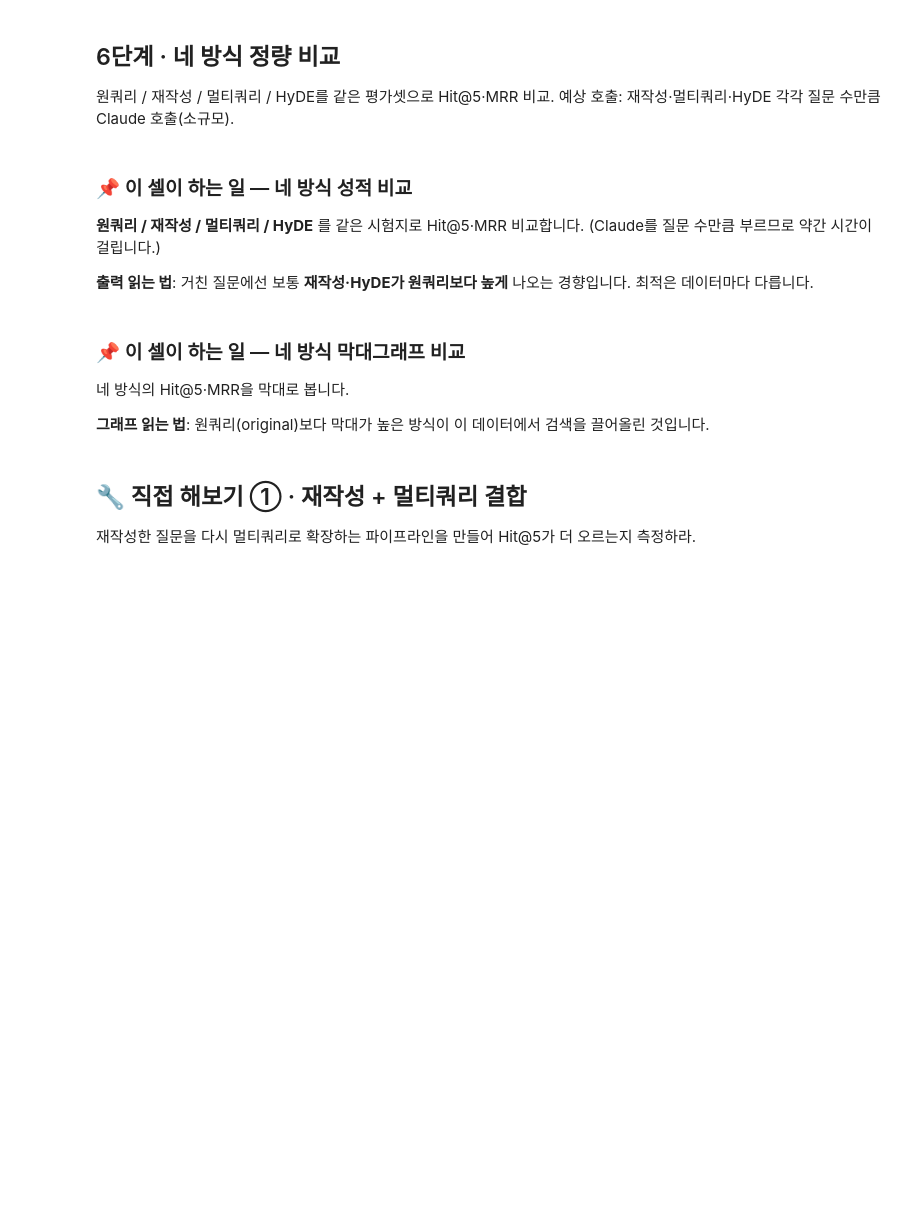
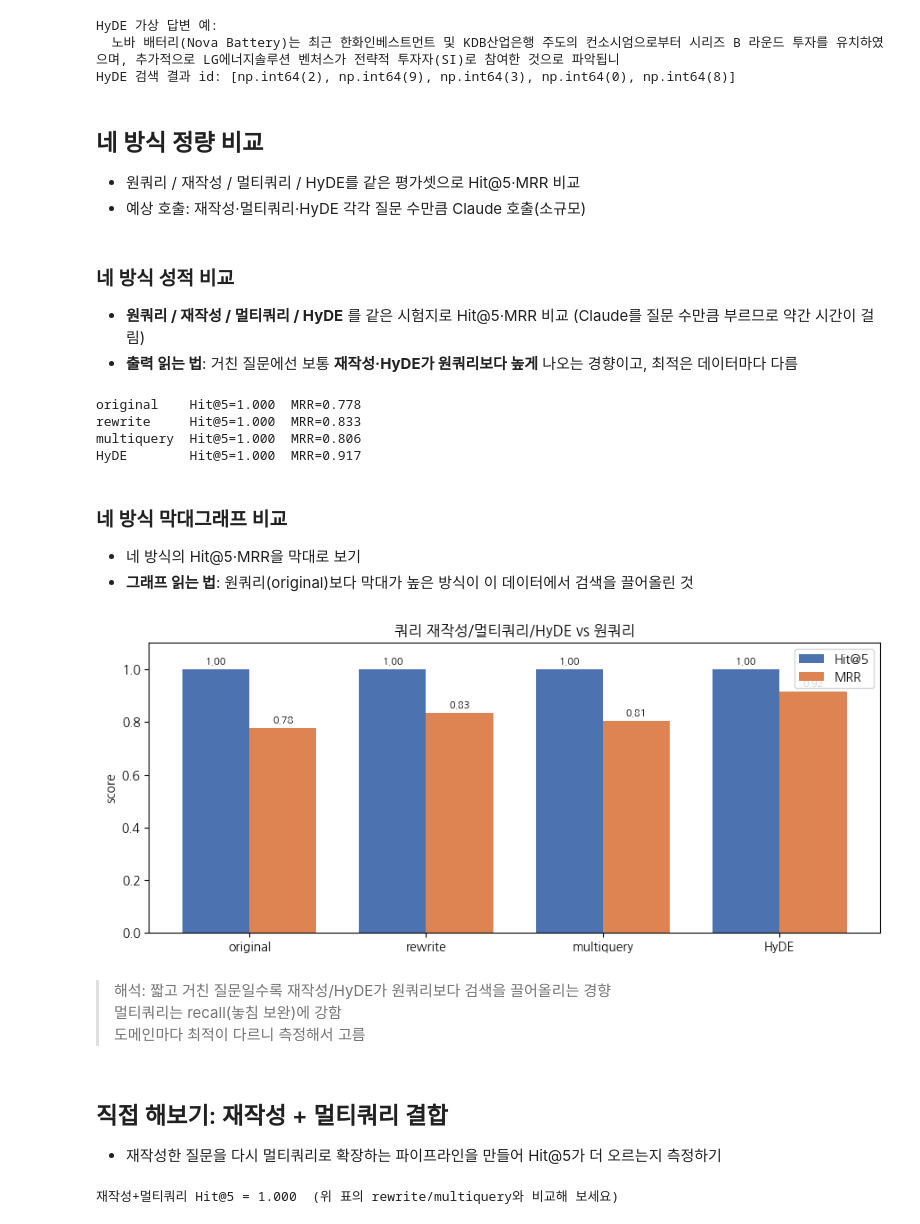
Before and after one commit to suanlab/Advanced-RAG, a Jupyter notebook: colab/lab3 Hybrid 검색 & 쿼리 재작성·HyDE.ipynb, the cells around one changed output. Drawn from its saved outputs; the diff is of its cells as text; code cells hidden in the pictures; blank space fills up the shorter version.

```diff
--- a/colab/lab3 Hybrid 검색 & 쿼리 재작성·HyDE.ipynb
+++ b/colab/lab3 Hybrid 검색 & 쿼리 재작성·HyDE.ipynb
@@ -25,11 +22,10 @@ print("✅ 환경 셋업 완료 — API 키 입력됨, client·MODEL 준비됨")
 # %%
-# 한글 폰트 설정 (Colab) — 그래프/시각화에서 한글 깨짐 방지
+# 한글 폰트 설정 (Colab 환경)
 !apt-get install -y fonts-nanum > /dev/null 2>&1
-import matplotlib.pyplot as plt, matplotlib.font_manager as fm
-_fp = '/usr/share/fonts/truetype/nanum/NanumGothic.ttf'
-try:
-    fm.fontManager.addfont(_fp); plt.rcParams['font.family'] = 'NanumGothic'
-except Exception:
-    pass
+import matplotlib.pyplot as plt
+import matplotlib.font_manager as fm
+font_path = '/usr/share/fonts/truetype/nanum/NanumGothic.ttf'
+fm.fontManager.addfont(font_path)
+plt.rcParams['font.family'] = 'NanumGothic'
 plt.rcParams['axes.unicode_minus'] = False
-print('한글 폰트 설정 완료')
+print("한글 폰트 설정 완료!")
@@ -493,4 +502,15 @@ Claude가 거친 질문을 **검색하기 좋은 완전한 문장**으로 고쳐
 # %%
+def ask_claude(query, system, max_tokens=200):
+    response = client.messages.create(
+        model=MODEL,
+        max_tokens=max_tokens,
+        system=system,
+        messages=[
+            {"role": "user", "content": query}
+        ]
+    )
+    return response.content[0].text
+
 def rewrite_query(q):
     sys = ("사용자 질문을 벡터 검색에 적합하도록 군더더기 없이 완전한 문장으로 다시 써라. "
            "고유명사를 풀어주고 한 문장으로. 설명 없이 재작성된 질문만 출력.")
@@ -553,16 +583,18 @@ def hyde_search(q, k=5):
 print("HyDE 가상 답변 예:")
 print(" ", hyde_doc(demo["q"]))
 print("HyDE 검색 결과 id:", hyde_search(demo["q"]))
+# %% [output]
+HyDE 가상 답변 예:
+  노바 배터리(Nova Battery)는 최근 한화인베스트먼트 및 KDB산업은행 주도의 컨소시엄으로부터 시리즈 B 라운드 투자를 유치하였으며, 추가적으로 LG에너지솔루션 벤처스가 전략적 투자자(SI)로 참여한 것으로 파악됩니
+HyDE 검색 결과 id: [np.int64(2), np.int64(9), np.int64(3), np.int64(0), np.int64(8)]
 # %% [markdown]
-## 6단계 · 네 방식 정량 비교
-원쿼리 / 재작성 / 멀티쿼리 / HyDE를 같은 평가셋으로 Hit@5·MRR 비교.
-예상 호출: 재작성·멀티쿼리·HyDE 각각 질문 수만큼 Claude 호출(소규모).
+## 네 방식 정량 비교
+- 원쿼리 / 재작성 / 멀티쿼리 / HyDE를 같은 평가셋으로 Hit@5·MRR 비교
+- 예상 호출: 재작성·멀티쿼리·HyDE 각각 질문 수만큼 Claude 호출(소규모)
 # %% [markdown]
-<!-- ACCESS-AUG -->
-### 📌 이 셀이 하는 일 — 네 방식 성적 비교
-**원쿼리 / 재작성 / 멀티쿼리 / HyDE** 를 같은 시험지로 Hit@5·MRR 비교합니다. (Claude를 질문 수만큼 부르므로 약간 시간이 걸립니다.)
-
-**출력 읽는 법**: 거친 질문에선 보통 **재작성·HyDE가 원쿼리보다 높게** 나오는 경향입니다. 최적은 데이터마다 다릅니다.
+### 네 방식 성적 비교
+- **원쿼리 / 재작성 / 멀티쿼리 / HyDE** 를 같은 시험지로 Hit@5·MRR 비교 (Claude를 질문 수만큼 부르므로 약간 시간이 걸림)
+- **출력 읽는 법**: 거친 질문에선 보통 **재작성·HyDE가 원쿼리보다 높게** 나오는 경향이고, 최적은 데이터마다 다름
 # %%
 def baseline_search(q, k=5): return dense_search(q, k=k)
 def rewrite_search(q, k=5):  return dense_search(rewrite_query(q), k=k)
@@ -582,34 +614,41 @@ for name, fn in methods.items():
         hits.append(hit_at_k(ranked, e["gold"], 5)); mrrs.append(mrr(ranked, e["gold"]))
     summary[name] = {"Hit@5": sum(hits)/len(hits), "MRR": sum(mrrs)/len(mrrs)}
     print(f"{name:11s} Hit@5={summary[name]['Hit@5']:.3f}  MRR={summary[name]['MRR']:.3f}")
+# %% [output]
+original    Hit@5=1.000  MRR=0.778
+rewrite     Hit@5=1.000  MRR=0.833
+multiquery  Hit@5=1.000  MRR=0.806
+HyDE        Hit@5=1.000  MRR=0.917
 # %% [markdown]
-<!-- ACCESS-AUG -->
-### 📌 이 셀이 하는 일 — 네 방식 막대그래프 비교
-네 방식의 Hit@5·MRR을 막대로 봅니다.
-
-**그래프 읽는 법**: 원쿼리(original)보다 막대가 높은 방식이 이 데이터에서 검색을 끌어올린 것입니다.
+### 네 방식 막대그래프 비교
+- 네 방식의 Hit@5·MRR을 막대로 보기
+- **그래프 읽는 법**: 원쿼리(original)보다 막대가 높은 방식이 이 데이터에서 검색을 끌어올린 것
 # %%
 import matplotlib.pyplot as plt
 
 names = list(summary.keys())
 hit_v = [summary[n]["Hit@5"] for n in names]
 mrr_v = [summary[n]["MRR"] for n in names]
 x = np.arange(len(names)); w = 0.38
 plt.figure(figsize=(9, 4))
 plt.bar(x - w/2, hit_v, w, label="Hit@5", color="#4C72B0")
 plt.bar(x + w/2, mrr_v, w, label="MRR",   color="#DD8452")
 plt.xticks(x, names); plt.ylim(0, 1.1); plt.ylabel("score")
 plt.title("쿼리 재작성/멀티쿼리/HyDE vs 원쿼리")
 plt.legend()
 for i, (h, m) in enumerate(zip(hit_v, mrr_v)):
     plt.text(i - w/2, h + 0.02, f"{h:.2f}", ha="center", fontsize=8)
     plt.text(i + w/2, m + 0.02, f"{m:.2f}", ha="center", fontsize=8)
 plt.tight_layout(); plt.show()
-print("해석: 짧고 거친 질문일수록 재작성/HyDE가 원쿼리보다 검색을 끌어올리는 경향. "
-      "멀티쿼리는 recall(놓침 보완)에 강하다. 도메인마다 최적이 다르니 측정해서 고른다.")
+# %% [output]
+[figure, added]
+# %% [markdown]
+> 해석: 짧고 거친 질문일수록 재작성/HyDE가 원쿼리보다 검색을 끌어올리는 경향
+멀티쿼리는 recall(놓침 보완)에 강함
+도메인마다 최적이 다르니 측정해서 고름
 # %% [markdown]
-## 🔧 직접 해보기 ① · 재작성 + 멀티쿼리 결합
-재작성한 질문을 다시 멀티쿼리로 확장하는 파이프라인을 만들어 Hit@5가 더 오르는지 측정하라.
+## 직접 해보기: 재작성 + 멀티쿼리 결합
+- 재작성한 질문을 다시 멀티쿼리로 확장하는 파이프라인을 만들어 Hit@5가 더 오르는지 측정하기
 # %%
 # 🔧 직접 해보기 ①: '재작성 → 멀티쿼리'를 이어 붙이면 더 좋아질까요?
 # 힌트: 재작성한 질문을 다시 멀티쿼리로 늘려 각각 검색 후 합칩니다(아래는 완성형).
@@ -620,4 +659,6 @@ def rewrite_then_multi(q, k=5):
     return rrf_fuse(rankings, top=k)               # 4) 합치기
 scores = [hit_at_k(rewrite_then_multi(e['q']), e['gold'], 5) for e in EVALSET]
 print(f'재작성+멀티쿼리 Hit@5 = {sum(scores)/len(scores):.3f}  (위 표의 rewrite/multiquery와 비교해 보세요)')
+# %% [output]
+재작성+멀티쿼리 Hit@5 = 1.000  (위 표의 rewrite/multiquery와 비교해 보세요)
 # %% [markdown]
```
Also changed, not shown: parts of 71 cells of this notebook, 9 other files.
